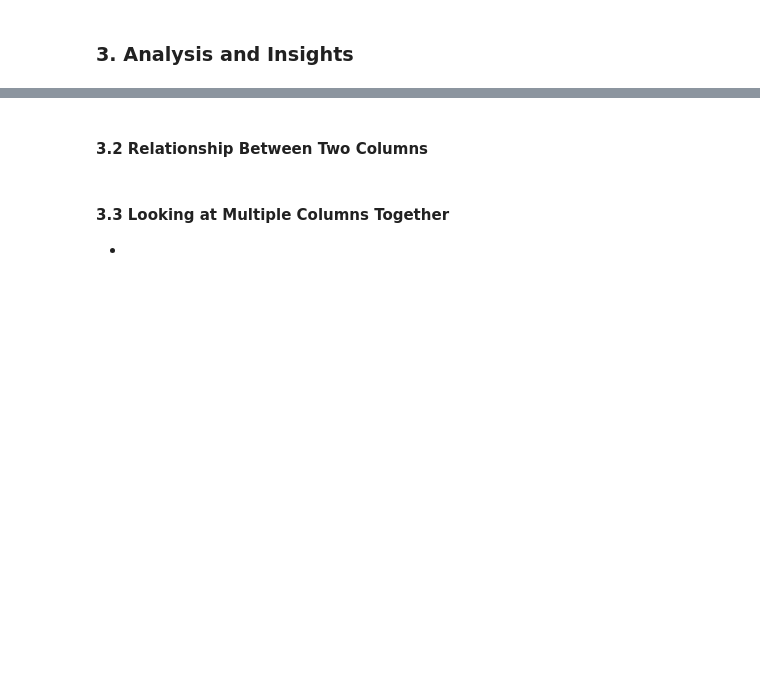
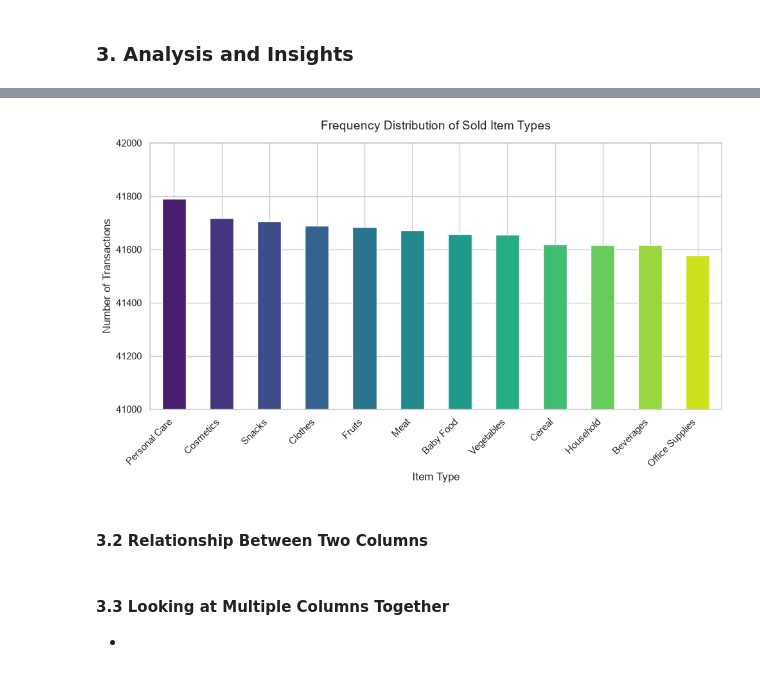
Before and after one commit to sagarmagar977/EDA, a Jupyter notebook: assignment EDA .ipynb, the cells around one changed output, grey strips where cells are left out. Drawn from its saved outputs; the diff is of its cells as text; code cells hidden in the pictures; blank space fills up the shorter version.

```diff
--- a/assignment EDA .ipynb
+++ b/assignment EDA .ipynb
@@ -293,0 +387,20 @@ number of outlier : 20867
+# %%
+import math
+item_type_counts = df_cleaned['Item Type'].value_counts()
+
+print("--- Frequency of Each Item Type ---")
+print(item_type_counts)
+print("\n")
+max_val = item_type_counts.max()
+min_val = item_type_counts.min()
+
+max_item = item_type_counts.idxmax()
+min_item = item_type_counts.idxmin()
+
+# Print the results
+print(f"Maximum Frequency: {max_item} ({max_val} transactions)")
+print(f"Minimum Frequency: {min_item} ({min_val} transactions)")
+print(f"Absolute Difference: {max_val - min_val} transactions")
+
+lower_bound = math.floor(max_val / 1000) * 1000
+upper_bound = math.ceil(min_val / 1000) * 1000
@@ -294,3 +428,19 @@ number of outlier : 20867
+# %%
+# Create a simple bar plot using the sorted counts
+
+sns.set_theme(style="whitegrid")
+plt.figure(figsize=(10, 6))
+item_type_counts.plot(kind='bar', color=sns.color_palette('viridis', len(item_type_counts)))
+plt.title('Frequency Distribution of Sold Item Types', fontsize=14, pad=15)
+plt.xlabel('Item Type', fontsize=12)
+plt.ylabel('Number of Transactions', fontsize=12)
+plt.ylim(lower_bound, upper_bound)
+
+plt.xticks(rotation=45, ha='right') # Rotate labels for better readability
+plt.tight_layout()
+plt.show()
+# %% [output]
+[figure, added]
 # %% [markdown]
 #### 3.2 Relationship Between Two Columns
 # %% [markdown]
```
Also changed, not shown: parts of 18 cells of this notebook.
